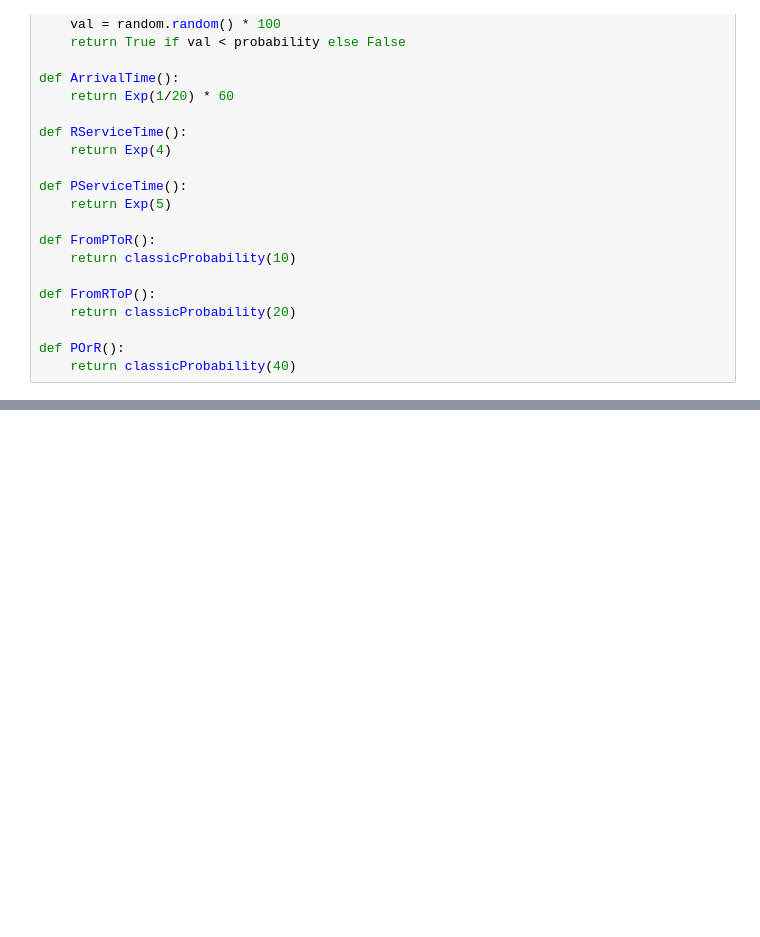
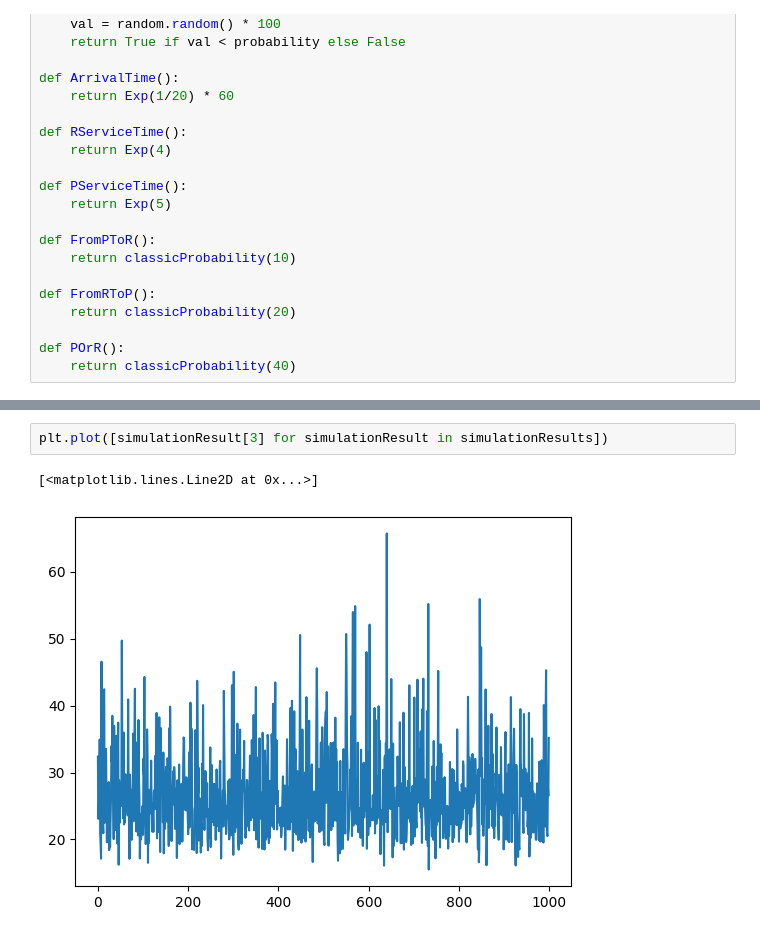
Before and after one commit to emryscv/Simulation-Queueing-theory, a Jupyter notebook: Simulation.ipynb, the cells around one changed output, grey strips where cells are left out. Saved outputs shown, nothing was run; the diff lists cells and outputs as text; blank space fills up the shorter version.

```diff
--- a/Simulation.ipynb
+++ b/Simulation.ipynb
@@ -202,0 +410,5 @@ print(totalDay / (iters),
+# %%
+plt.plot([simulationResult[3] for simulationResult in simulationResults])
+# %% [output]
+[<matplotlib.lines.Line2D at 0x...>]
+[figure, added]
```
Also changed, not shown: parts of 17 cells of this notebook, 2 other files.
